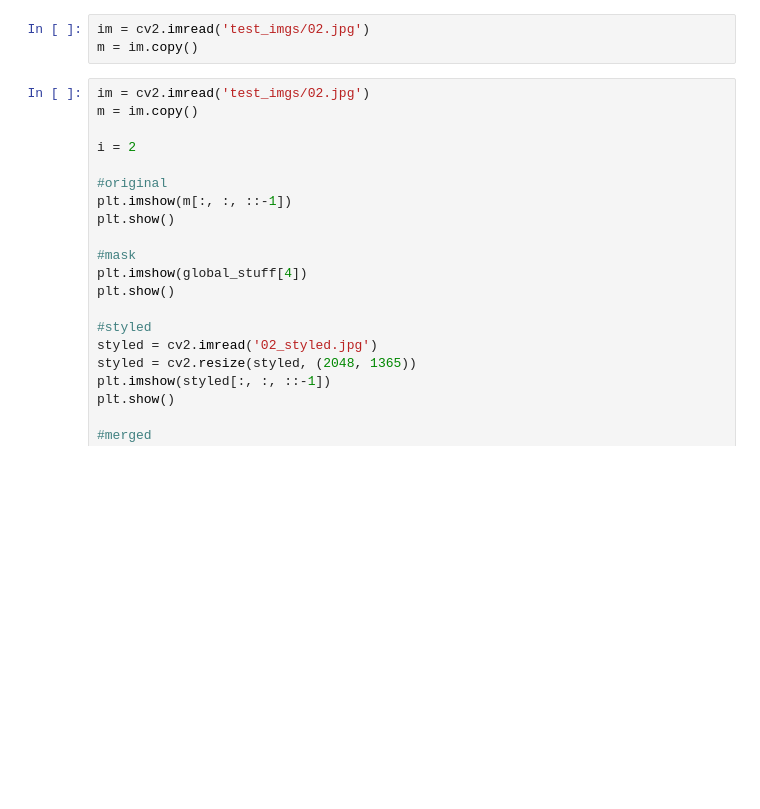
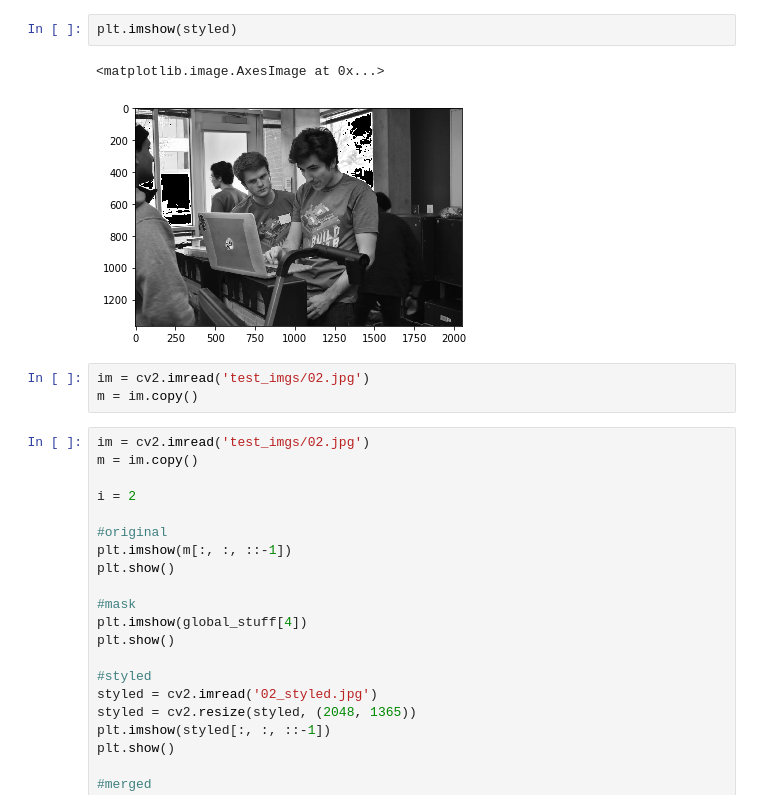
Before and after one commit to ruyimarone/Detectron.pytorch, a Jupyter notebook: SegmentationScratch.ipynb, the cells around one changed output. Saved outputs shown, nothing was run; the diff lists cells and outputs as text; blank space fills up the shorter version.

```diff
--- a/SegmentationScratch.ipynb
+++ b/SegmentationScratch.ipynb
@@ -30,3 +79,8 @@ len(global_stuff)
+# %%
+plt.imshow(styled)
+# %% [output]
+<matplotlib.image.AxesImage at 0x...>
+[figure, added]
 # %%
 im = cv2.imread('test_imgs/02.jpg')
 m = im.copy()
```
Also changed, not shown: parts of 12 cells of this notebook, 2 other files.
